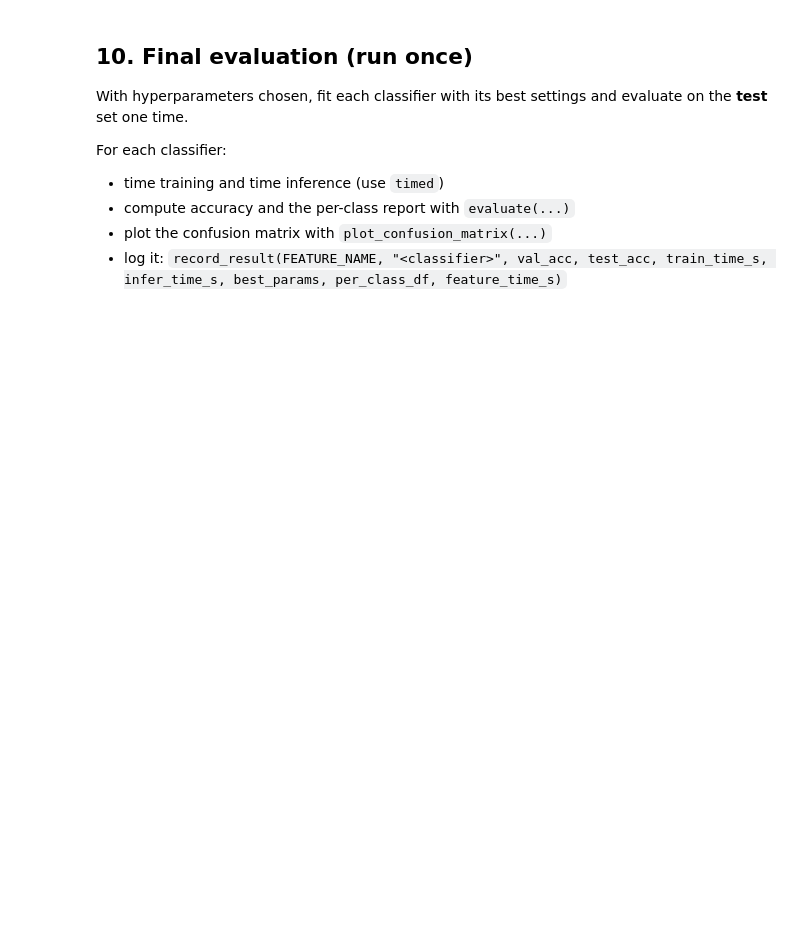
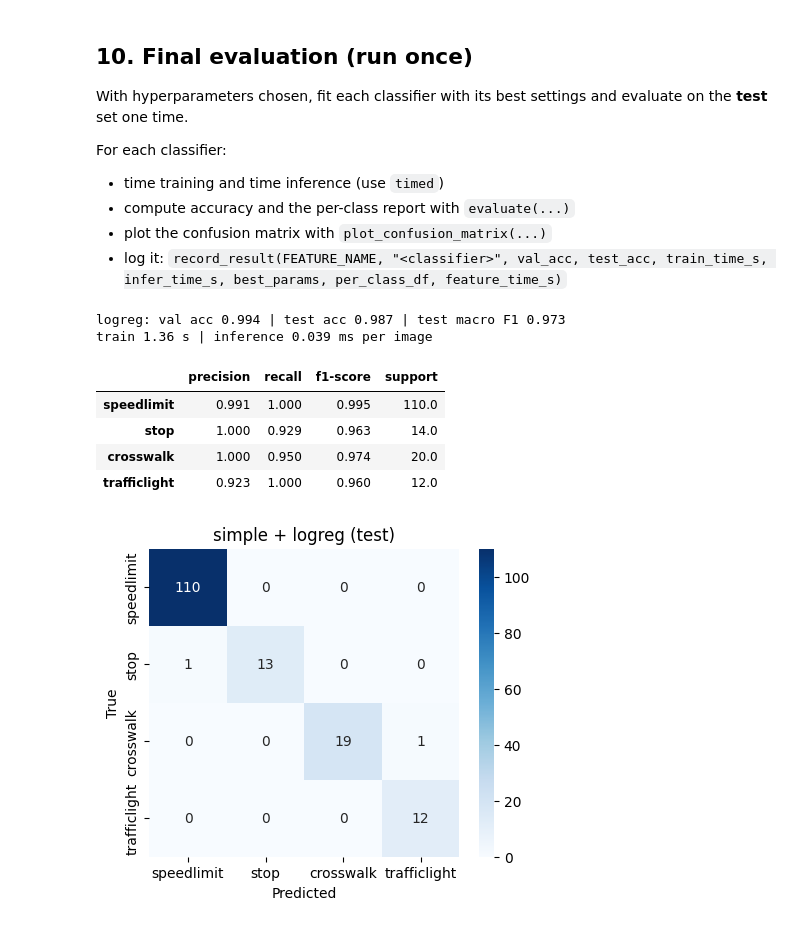
Before and after one commit to theyogurt/DATASCI281_ComputerVision---FINAL_PROJECT_ROAD_SIGN_CLASSIFIER, a Jupyter notebook: notebooks/02_simple_features_classifiers.ipynb, the cells around one changed output. Cells and saved outputs as stored; diff of their text form; code cells hidden in the pictures; blank space fills up the shorter version.

```diff
--- a/notebooks/02_simple_features_classifiers.ipynb
+++ b/notebooks/02_simple_features_classifiers.ipynb
@@ -109,4 +293,20 @@ from sklearn.preprocessing import StandardScaler
 - Any two methods from class are fine (for example logistic regression, SVM, perceptron). Change these two if you prefer, but keep the **same two classifiers across notebooks 02-04** so the six combos are comparable.
 # %%
 from sklearn.svm import SVC
-# TODO: grid search C / kernel / gamma on validation
+
+svm_rows = []
+grid = [{"kernel": "linear", "C": C} for C in [0.001, 0.01, 0.1, 1]] + \
+       [{"kernel": "rbf", "C": C, "gamma": g} for C in [1, 10, 100] for g in ["scale", 1e-4, 1e-3]]
+
+for params in grid:
+    model = SVC(class_weight="balanced", random_state=SEED, **params).fit(Xtr, y_train)
+    acc, f1 = val_scores(model)
+    svm_rows.append({**params, "val_acc": acc, "val_macro_f1": f1})
+
+svm_grid = pd.DataFrame(svm_rows)
+display(svm_grid.sort_values("val_macro_f1", ascending=False).head(8))
+best_svm = svm_grid.loc[svm_grid["val_macro_f1"].idxmax()]
+svm_params = {"kernel": best_svm["kernel"], "C": float(best_svm["C"])}
+if best_svm["kernel"] == "rbf":
+    svm_params["gamma"] = best_svm["gamma"] if isinstance(best_svm["gamma"], str) else float(best_svm["gamma"])
+print("Best SVM:", svm_params, f"val acc {best_svm.val_acc:.3f}, macro F1 {best_svm.val_macro_f1:.3f}")
@@ -121,6 +332,30 @@ For each classifier:
 - plot the confusion matrix with `plot_confusion_matrix(...)`
 - log it: `record_result(FEATURE_NAME, "<classifier>", val_acc, test_acc, train_time_s, infer_time_s, best_params, per_class_df, feature_time_s)`
 # %%
-# TODO: Classifier A on the test set + record_result(...)
+def final_eval(name, model, params, best_row):
+    _, train_time_s = timed(model.fit, Xtr, y_train)
+    pred, infer_time_s = timed(model.predict, Xte)
+
+    test_acc, per_class, cm = evaluate(y_test, pred)
+    test_f1 = f1_score(y_test, pred, average="macro")
+    print(f"{name}: val acc {best_row.val_acc:.3f} | test acc {test_acc:.3f} | test macro F1 {test_f1:.3f}")
+    print(f"train {train_time_s:.2f} s | inference {1000 * infer_time_s / len(Xte):.3f} ms per image")
+    display(per_class.round(3))
+    plot_confusion_matrix(cm, title=f"{FEATURE_NAME} + {name} (test)")
+    plt.show()
+
+    record_result(FEATURE_NAME, name, best_row.val_acc, test_acc, train_time_s, infer_time_s,
+                  best_params=params, per_class_df=per_class, feature_time_s=feature_time_s)
 # %%
-# TODO: Classifier B on the test set + record_result(...)
+final_eval("logreg",
+           LogisticRegression(**lr_params, class_weight="balanced", max_iter=5000, random_state=SEED),
+           lr_params, best_lr)
+# %% [output]
+logreg: val acc 0.994 | test acc 0.987 | test macro F1 0.973
+train 1.36 s | inference 0.039 ms per image
+|  | precision | recall | f1-score | support |
+| speedlimit | 0.991 | 1.000 | 0.995 | 110.0 |
+| stop | 1.000 | 0.929 | 0.963 | 14.0 |
+| crosswalk | 1.000 | 0.950 | 0.974 | 20.0 |
+| trafficlight | 0.923 | 1.000 | 0.960 | 12.0 |
+[figure, added]
```
Also changed, not shown: parts of 18 cells of this notebook.
